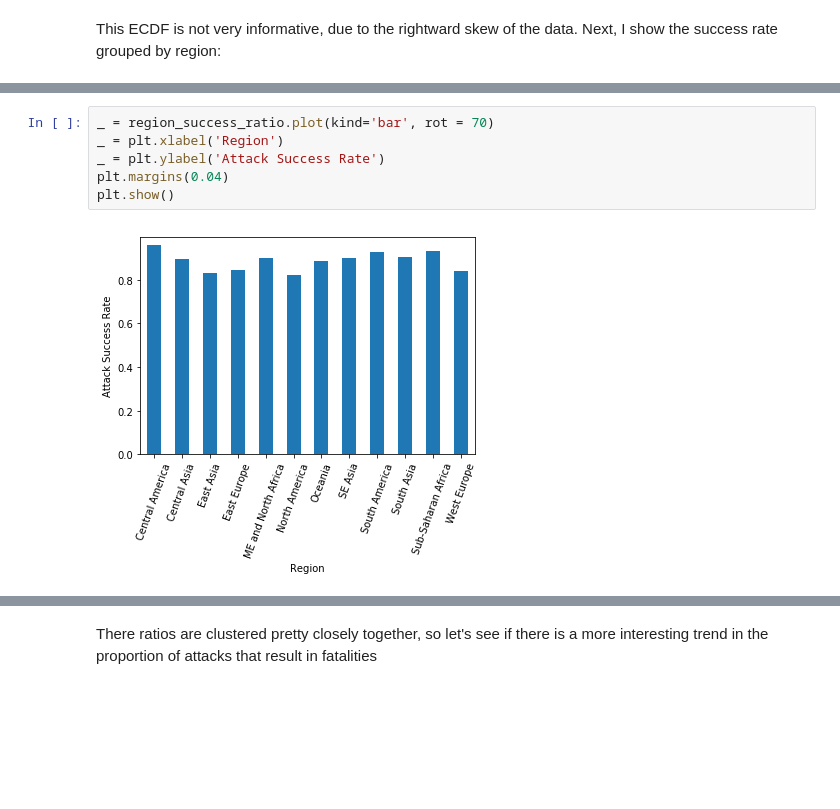
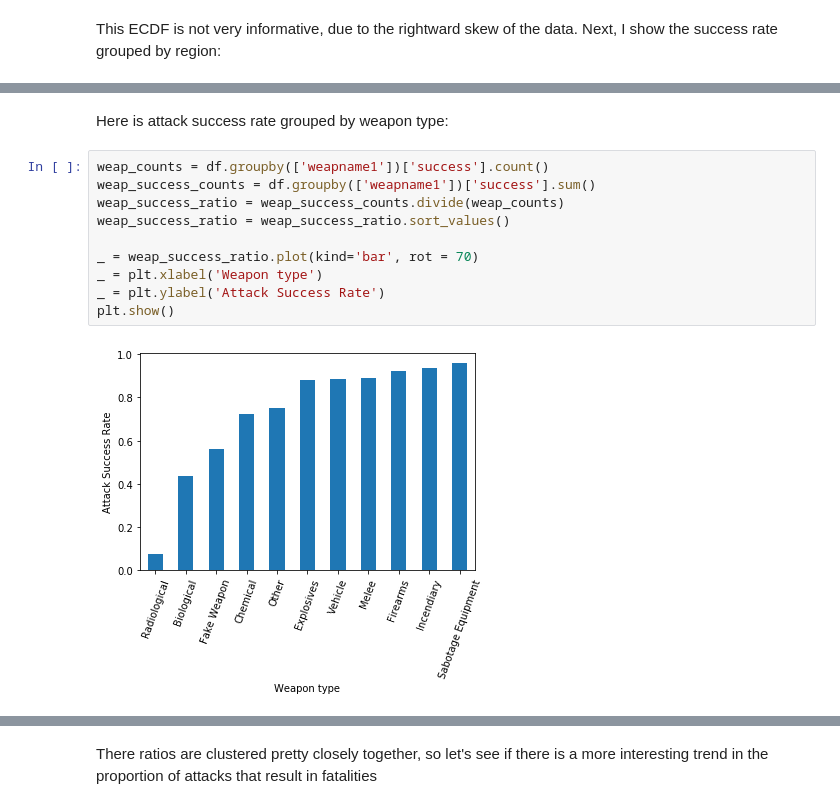
Before and after one commit to joshyou/springboard, a Jupyter notebook: Capstone_Data_Storytelling.ipynb, the cells around one changed output, grey strips where cells are left out. Saved outputs shown, nothing was run; the diff lists cells and outputs as text; blank space fills up the shorter version.

```diff
--- a/Capstone_Data_Storytelling.ipynb
+++ b/Capstone_Data_Storytelling.ipynb
@@ -46,8 +65,14 @@ region_success_ratio = region_success_counts.divide(region_counts)
+# %% [markdown]
+Here is attack success rate grouped by weapon type:
 # %%
-_ = region_success_ratio.plot(kind='bar', rot = 70)
-_ = plt.xlabel('Region')
+weap_counts = df.groupby(['weapname1'])['success'].count()
+weap_success_counts = df.groupby(['weapname1'])['success'].sum()
+weap_success_ratio = weap_success_counts.divide(weap_counts)
+weap_success_ratio = weap_success_ratio.sort_values()
+
+_ = weap_success_ratio.plot(kind='bar', rot = 70)
+_ = plt.xlabel('Weapon type')
 _ = plt.ylabel('Attack Success Rate')
-plt.margins(0.04)
 plt.show()
 # %% [output]
-[figure, old version]
+[figure, new version]
```
Also changed, not shown: parts of 11 cells of this notebook, 1 other file.
